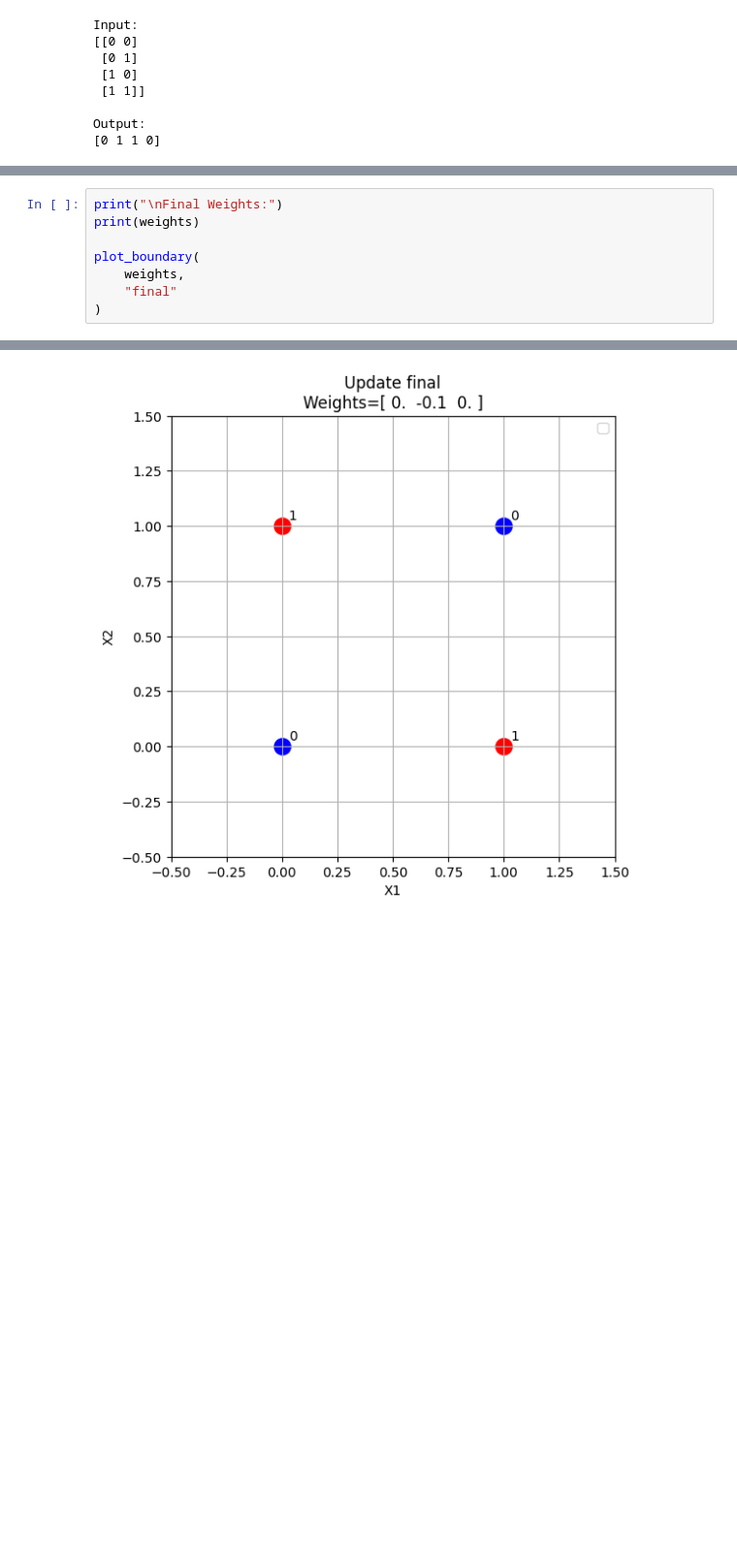
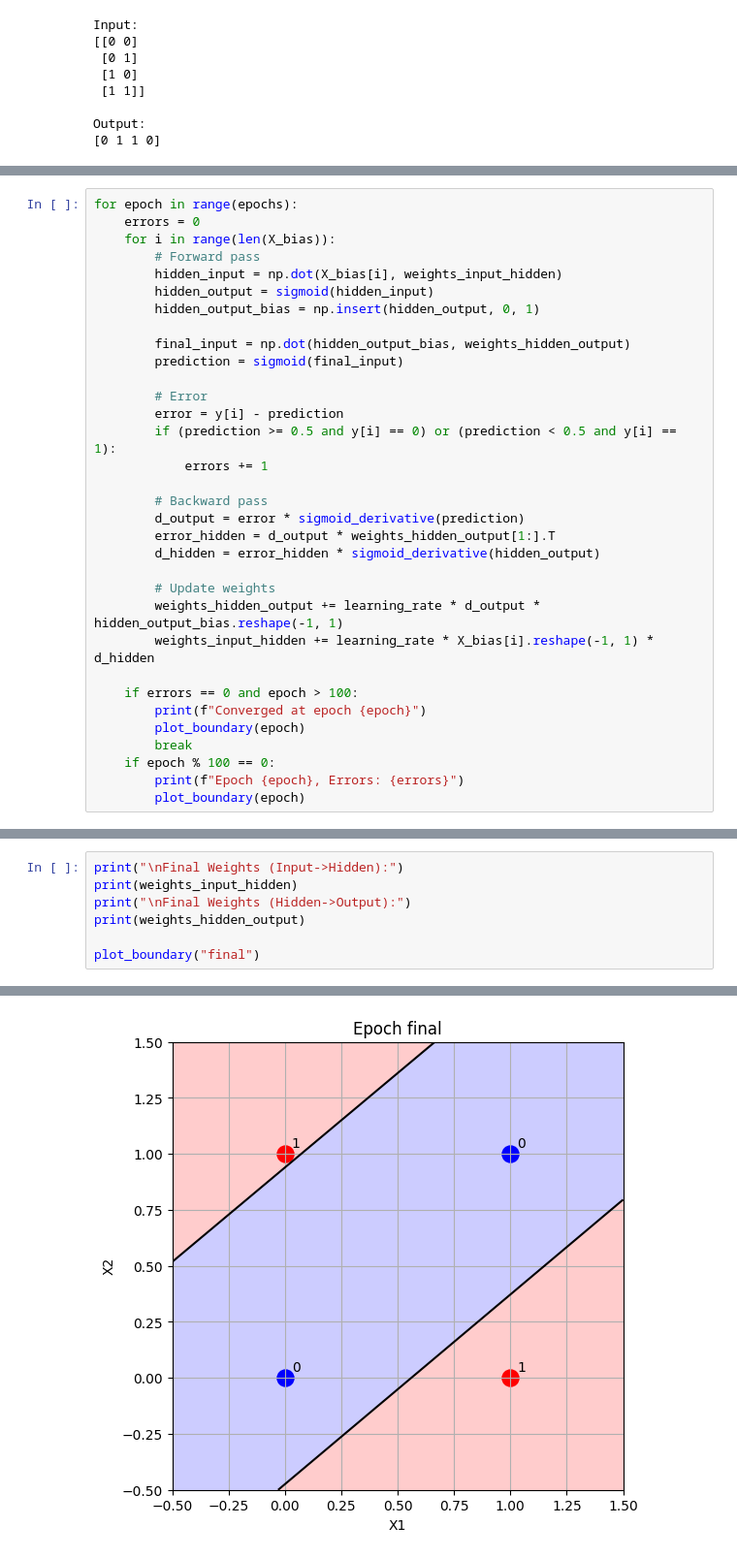
Before and after one commit to sadhumitha-s/Deep-Learning-Lab, a Jupyter notebook: 2-multi_layer_perceptron/xor.ipynb, the cells around one changed output, grey strips where cells are left out. Shown at 97% size. Cells and saved outputs as stored; diff of their text form; blank space fills up the shorter version.

Commit message:
changed AF to sigmoid and increased epochs

```diff
--- a/2-multi_layer_perceptron/xor.ipynb
+++ b/2-multi_layer_perceptron/xor.ipynb
@@ -172,0 +95,33 @@ Update 6: [ 0.  -0.1  0. ]
+# %%
+for epoch in range(epochs):
+    errors = 0
+    for i in range(len(X_bias)):
+        # Forward pass
+        hidden_input = np.dot(X_bias[i], weights_input_hidden)
+        hidden_output = sigmoid(hidden_input)
+        hidden_output_bias = np.insert(hidden_output, 0, 1)
+
+        final_input = np.dot(hidden_output_bias, weights_hidden_output)
+        prediction = sigmoid(final_input)
+
+        # Error
+        error = y[i] - prediction
+        if (prediction >= 0.5 and y[i] == 0) or (prediction < 0.5 and y[i] == 1):
+            errors += 1
+
+        # Backward pass
+        d_output = error * sigmoid_derivative(prediction)
+        error_hidden = d_output * weights_hidden_output[1:].T
+        d_hidden = error_hidden * sigmoid_derivative(hidden_output)
+
+        # Update weights
+        weights_hidden_output += learning_rate * d_output * hidden_output_bias.reshape(-1, 1)
+        weights_input_hidden += learning_rate * X_bias[i].reshape(-1, 1) * d_hidden
+
+    if errors == 0 and epoch > 100:
+        print(f"Converged at epoch {epoch}")
+        plot_boundary(epoch)
+        break
+    if epoch % 100 == 0:
+        print(f"Epoch {epoch}, Errors: {errors}")
+        plot_boundary(epoch)
@@ -173,9 +142,8 @@ Update 6: [ 0.  -0.1  0. ]
 # %%
-print("\nFinal Weights:")
-print(weights)
+print("\nFinal Weights (Input->Hidden):")
+print(weights_input_hidden)
+print("\nFinal Weights (Hidden->Output):")
+print(weights_hidden_output)
 
-plot_boundary(
-    weights,
-    "final"
-)
+plot_boundary("final")
 # %% [output]
@@ -184 +159 @@ Final Weights:
-[figure, old version]
+[figure, new version]
```
Also changed, not shown: parts of 9 cells of this notebook, 14 other files.
